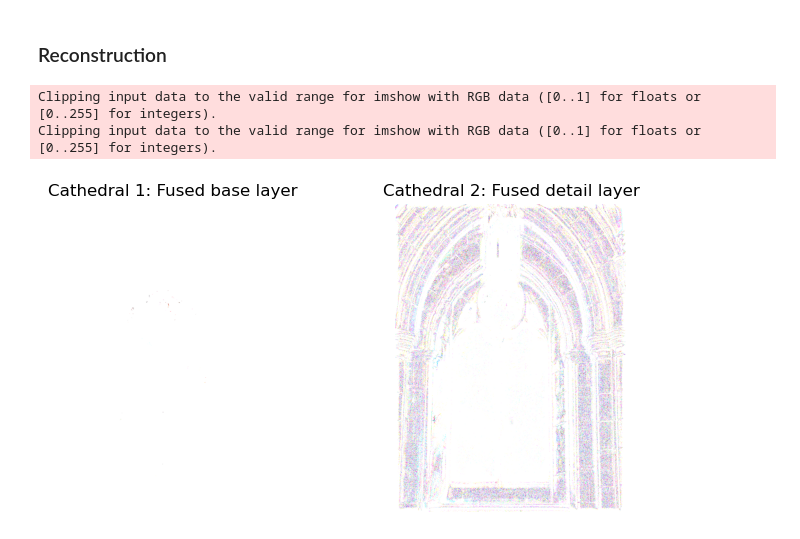
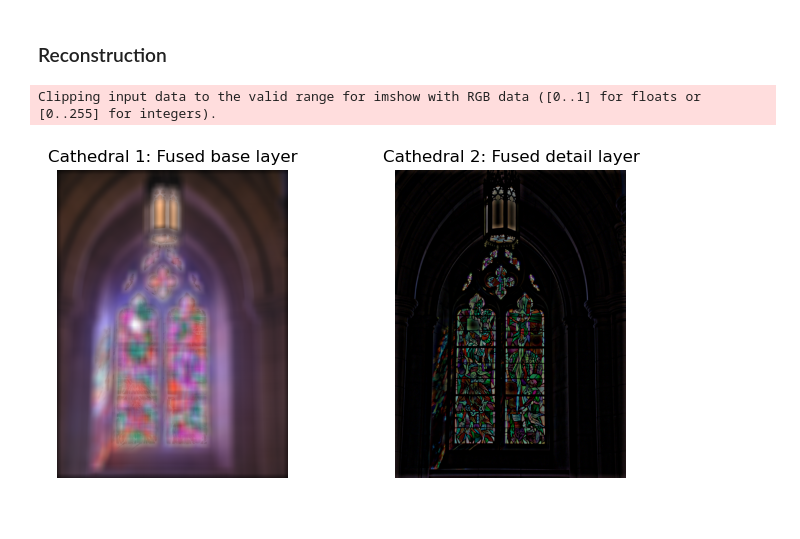
Before and after one commit to TheiloT/MVA-Image-Fusion-with-Guided-Filtering, a Jupyter notebook: image_fusion.ipynb, the cells around one changed output. Drawn from its saved outputs; the diff is of its cells as text; code cells hidden in the pictures.

Commit message:
Fixed(?) guided filter and first good results on cathedral images.

```diff
--- a/image_fusion.ipynb
+++ b/image_fusion.ipynb
@@ -164,19 +110,19 @@ import cv2 as cv
 # %%
 # Declare the variables we are going to use
-ddepth = cv.CV_16S
+ddepth = -1
 kernel_size = 3
 sigma = 0  # ?
 local_average_size = 7
 
 # Image 1
 im1_blur = cv.GaussianBlur(im1, (kernel_size, kernel_size), sigma)
-im1_gray = cv.cvtColor(im1_blur, cv.COLOR_BGR2GRAY)
+im1_gray = cv.cvtColor(im1_blur, cv.COLOR_RGB2GRAY)
 H1 = cv.Laplacian(im1_gray, ddepth, ksize=kernel_size)
 H1 = cv.convertScaleAbs(H1)
 H1 = average_filter(H1, local_average_size)  # Take local average of the absolute value
 # Image 2
 im2_blur = cv.GaussianBlur(im2, (kernel_size, kernel_size), sigma)
-im2_gray = cv.cvtColor(im2_blur, cv.COLOR_BGR2GRAY)
+im2_gray = cv.cvtColor(im2_blur, cv.COLOR_RGB2GRAY)
 H2 = cv.Laplacian(im2_gray, ddepth, ksize=kernel_size)
 H2 = cv.convertScaleAbs(H2)
 H2 = average_filter(H2, local_average_size)
@@ -271,19 +196,23 @@ array([[1., 1., 1., ..., 1., 1., 1.],
 # %%
-from cv2.ximgproc import guidedFilter
+# from cv2.ximgproc import guidedFilter
 
-# Convert images into uint8
-P1 = np.uint8(P1)
-P2 = np.uint8(P2)
+# # Convert images into uint8
+# P1 = np.float32(P1)
+# P2 = np.float32(P2)
 
-# Apply filters
-r1 = 45
-r2 = 7
-eps1 = 0.3
-eps2 = 1e-6
-W1B = guidedFilter(im1, P1, r1, eps1)
-W2B = guidedFilter(im2, P2, r1, eps1)
-show_images(W1B, W2B, 'Weight mask for base', 'Weight mask for base', gray=True)
-W1D = guidedFilter(im1, P1, r2, eps2)
-W2D = guidedFilter(im2, P2, r2, eps2)
-show_images(W1D, W2D, 'Weight mask for detail', 'Weight mask for detail', gray=True)
+# # Apply filters
+# r1 = 45
+# r2 = 7
+# eps1 = 0.3
+# eps2 = 1e-6
+# W1B = np.clip(guidedFilter((im1/255).astype(np.float32), P1, r1, eps1), 0, None)
+# W2B = np.clip(guidedFilter((im2/255).astype(np.float32), P2, r1, eps1), 0, None)
+# W1B = W1B / (W1B + W2B)
+# W2B = W2B / (W1B + W2B)
+# show_images(W1B, W2B, 'Weight mask for base', 'Weight mask for base', gray=True)
+# W1D = np.clip(guidedFilter((im1/255).astype(np.float32), P1, r2, eps2), 0, None)
+# W2D = np.clip(guidedFilter((im2/255).astype(np.float32), P2, r2, eps2), 0, None)
+# W1D = W1D / (W1D + W2D)
+# W2D = W2D / (W1D + W2D)
+# show_images(W1D, W2D, 'Weight mask for detail', 'Weight mask for detail', gray=True)
 # %% [output]
@@ -294,11 +223,12 @@ show_images(W1D, W2D, 'Weight mask for detail', 'Weight mask for detail', gray=T
 # %%
 fusedB = W1B[:,:,None] * base1 + W2B[:,:,None] * base2
 fusedD = W1B[:,:,None] * detail1 + W2B[:,:,None] * detail2
+fusedB = fusedB.astype(int)
+fusedD = fusedD.astype(int)
 show_images(fusedB, fusedD, 'Fused base layer', 'Fused detail layer')
 # %% [output]
 Clipping input data to the valid range for imshow with RGB data ([0..1] for floats or [0..255] for integers).
-Clipping input data to the valid range for imshow with RGB data ([0..1] for floats or [0..255] for integers).
-[figure, old version]
+[figure, new version]
 # %%
 final_img = fusedB + fusedD
 show_images(final_img, final_img, 'Final image', 'Final image')
```
Also changed, not shown: parts of 23 cells of this notebook, 6 other files.
